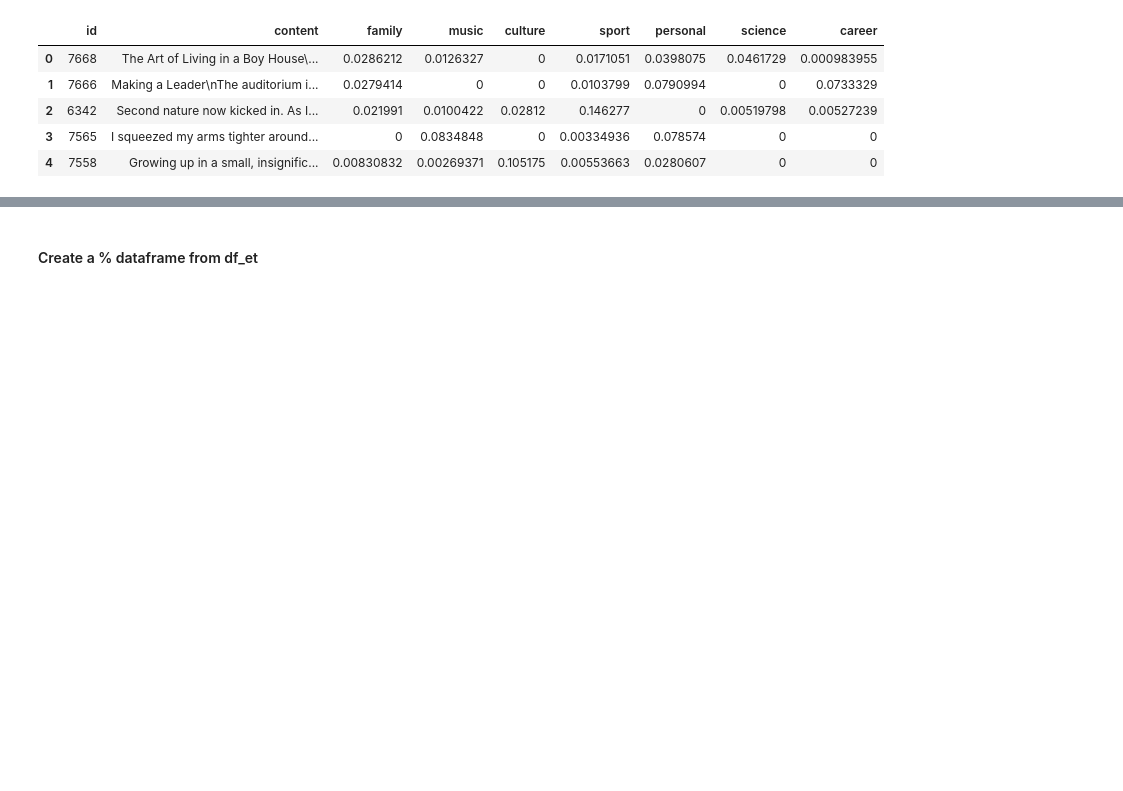
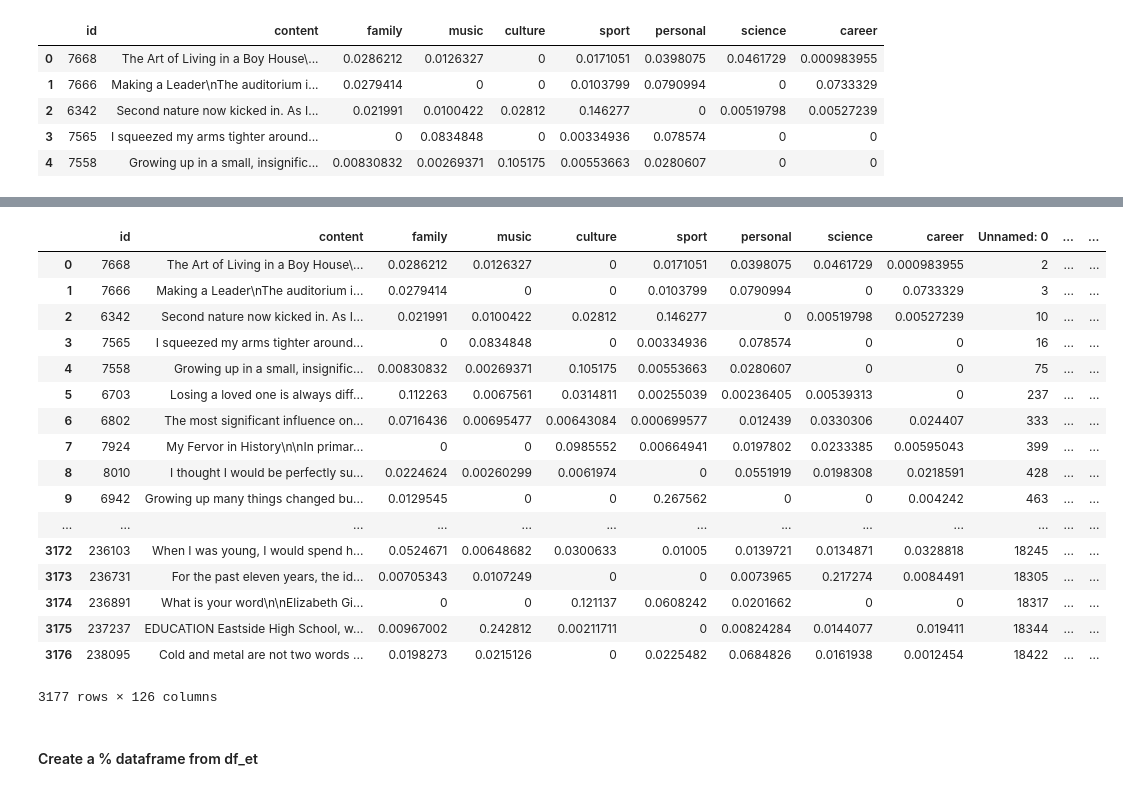
Before and after one commit to yungmsh/mining_the_common_app, a Jupyter notebook: code/3_Essay Exploration.ipynb, the cells around one changed output, grey strips where cells are left out. Cells and saved outputs as stored; diff of their text form; code cells hidden in the pictures; blank space fills up the shorter version.

Commit message:
update model_combined, created new csv (hidden) for all_schools data [used for visualizing topics]

```diff
--- a/code/3_Essay Exploration.ipynb
+++ b/code/3_Essay Exploration.ipynb
@@ -201,5 +214,30 @@ df_et.head()
 # %%
 topics = df_et.columns[2:]
+# %%
+df_schools = pd.read_csv('../data/all_schools.csv', low_memory=False)
+# %%
+df_et_schools = pd.merge(df_et, df_schools, left_on='id', right_on='id')
+# %%
+df_et_schools
+# %% [output]
+|  | id | content | family | music | culture | sport | personal | science | career | Unnamed: 0 | ... | ... |
+| 0 | 7668 | The Art of Living in a Boy House\... | 0.0286212 | 0.0126327 | 0 | 0.0171051 | 0.0398075 | 0.0461729 | 0.000983955 | 2 | ... | ... |
+| 1 | 7666 | Making a Leader\nThe auditorium i... | 0.0279414 | 0 | 0 | 0.0103799 | 0.0790994 | 0 | 0.0733329 | 3 | ... | ... |
+| 2 | 6342 | Second nature now kicked in. As I... | 0.021991 | 0.0100422 | 0.02812 | 0.146277 | 0 | 0.00519798 | 0.00527239 | 10 | ... | ... |
+| 3 | 7565 | I squeezed my arms tighter around... | 0 | 0.0834848 | 0 | 0.00334936 | 0.078574 | 0 | 0 | 16 | ... | ... |
+| 4 | 7558 | Growing up in a small, insignific... | 0.00830832 | 0.00269371 | 0.105175 | 0.00553663 | 0.0280607 | 0 | 0 | 75 | ... | ... |
+| 5 | 6703 | Losing a loved one is always diff... | 0.112263 | 0.0067561 | 0.0314811 | 0.00255039 | 0.00236405 | 0.00539313 | 0 | 237 | ... | ... |
+| 6 | 6802 | The most significant influence on... | 0.0716436 | 0.00695477 | 0.00643084 | 0.000699577 | 0.012439 | 0.0330306 | 0.024407 | 333 | ... | ... |
+| 7 | 7924 | My Fervor in History\n\nIn primar... | 0 | 0 | 0.0985552 | 0.00664941 | 0.0197802 | 0.0233385 | 0.00595043 | 399 | ... | ... |
+| 8 | 8010 | I thought I would be perfectly su... | 0.0224624 | 0.00260299 | 0.0061974 | 0 | 0.0551919 | 0.0198308 | 0.0218591 | 428 | ... | ... |
+| 9 | 6942 | Growing up many things changed bu... | 0.0129545 | 0 | 0 | 0.267562 | 0 | 0 | 0.004242 | 463 | ... | ... |
+| ... | ... | ... | ... | ... | ... | ... | ... | ... | ... | ... | ... | ... |
+| 3172 | 236103 | When I was young, I would spend h... | 0.0524671 | 0.00648682 | 0.0300633 | 0.01005 | 0.0139721 | 0.0134871 | 0.0328818 | 18245 | ... | ... |
+| 3173 | 236731 | For the past eleven years, the id... | 0.00705343 | 0.0107249 | 0 | 0 | 0.0073965 | 0.217274 | 0.0084491 | 18305 | ... | ... |
+| 3174 | 236891 | What is your word\n\nElizabeth Gi... | 0 | 0 | 0.121137 | 0.0608242 | 0.0201662 | 0 | 0 | 18317 | ... | ... |
+| 3175 | 237237 | EDUCATION Eastside High School, w... | 0.00967002 | 0.242812 | 0.00211711 | 0 | 0.00824284 | 0.0144077 | 0.019411 | 18344 | ... | ... |
+| 3176 | 238095 | Cold and metal are not two words ... | 0.0198273 | 0.0215126 | 0 | 0.0225482 | 0.0684826 | 0.0161938 | 0.0012454 | 18422 | ... | ... |
+3177 rows × 126 columns
 # %% [markdown]
 #### Create a % dataframe from df_et
 # %%
```
Also changed, not shown: parts of 3 cells of this notebook, 6 other files.
